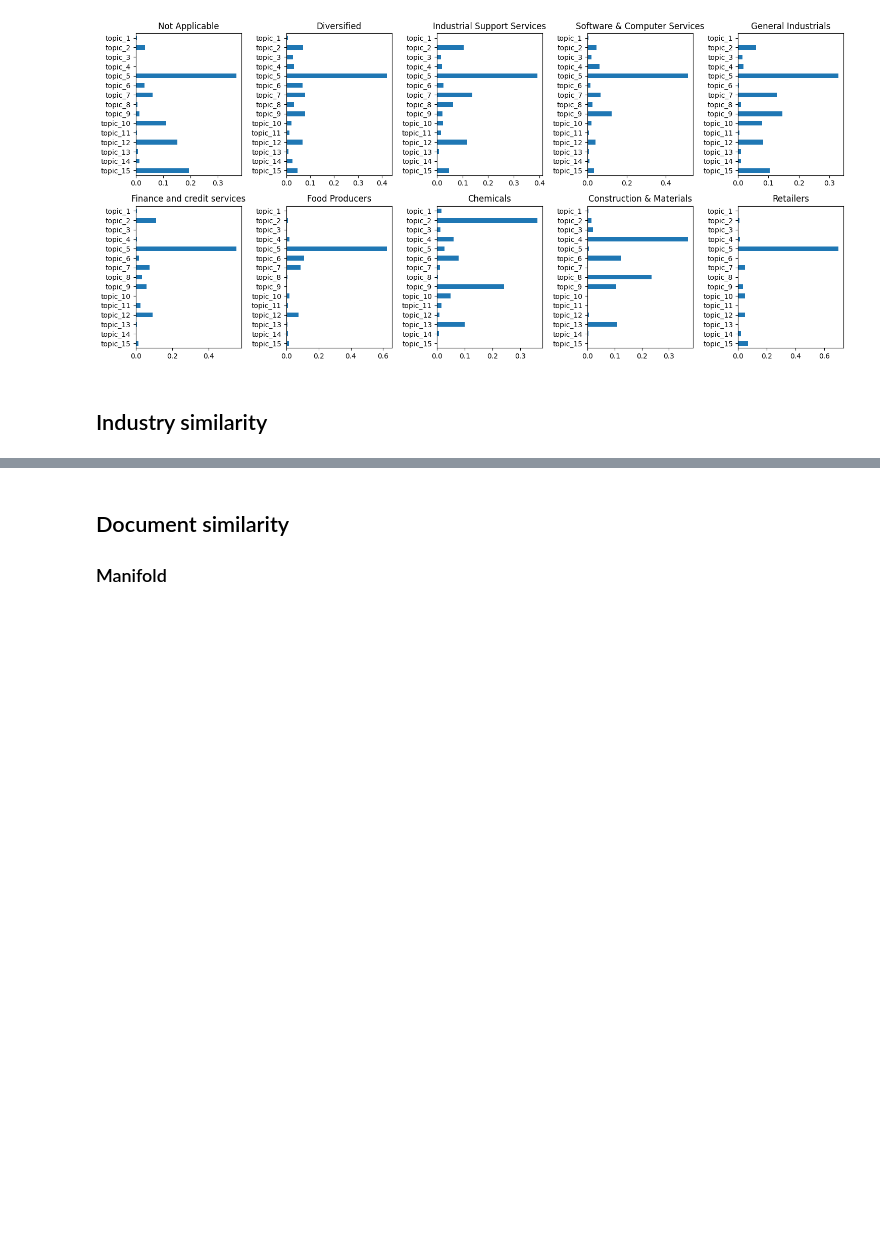
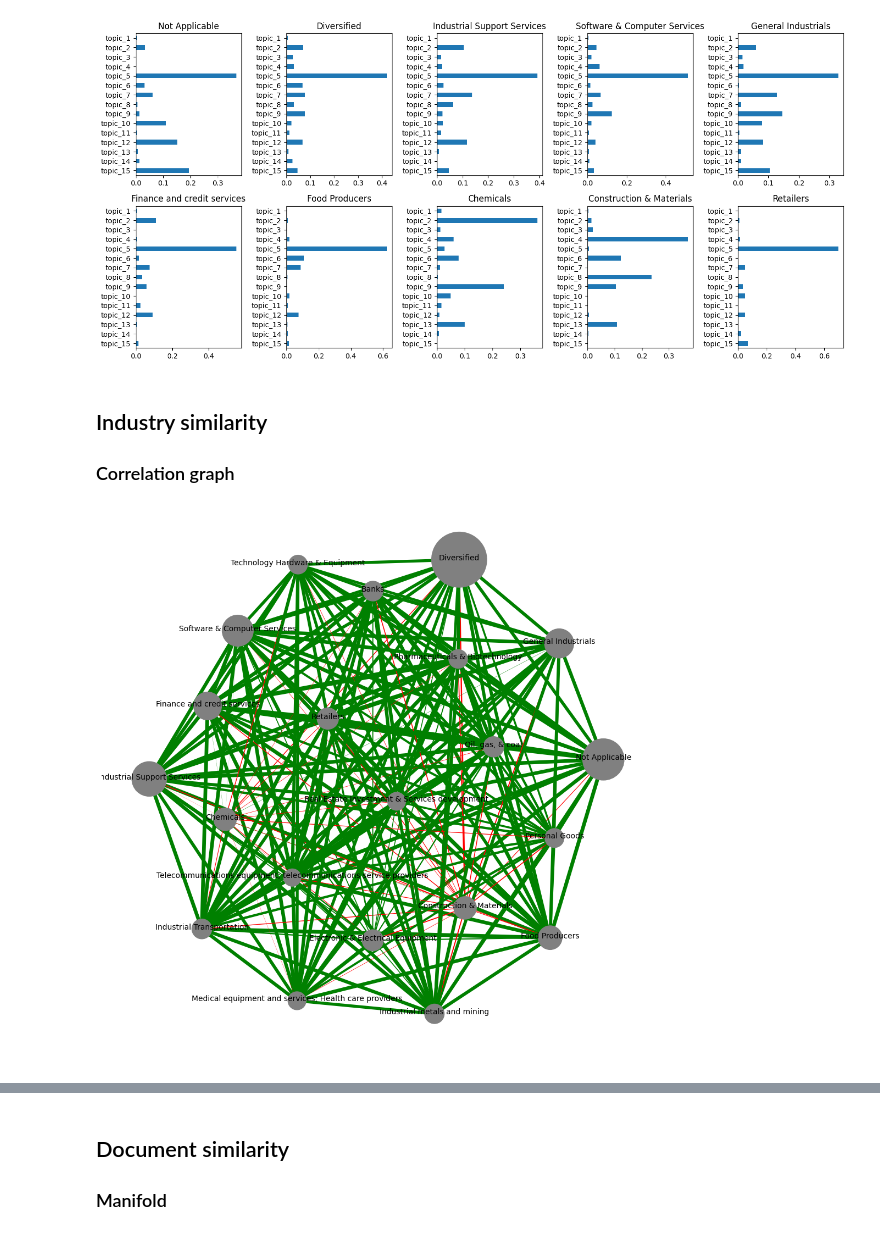
Before and after one commit to fridrichmrtn/sustainability-reports-industry-analysis, a Jupyter notebook: docs/industry_exploration.ipynb, the cells around one changed output, grey strips where cells are left out. Saved outputs shown, nothing was run; the diff lists cells and outputs as text; code cells hidden in the pictures; blank space fills up the shorter version.

Commit message:
Add sector similarity section.

```diff
--- a/docs/industry_exploration.ipynb
+++ b/docs/industry_exploration.ipynb
@@ -55,3 +58,27 @@ plt.tight_layout()
 [figure]
 # %% [markdown]
 ## Industry similarity
+
+### Correlation graph
+# %%
+# correlation graph
+sector_topic_distribution_filtered = sector_topic_distribution\
+    .loc[sector_topic_distribution["n_docs"] > 100, :]
+
+corr_mat = sector_topic_distribution_filtered.filter(regex="topic_").transpose().corr()
+edges = pd.melt(corr_mat.reset_index(), id_vars="index").rename(columns={"index":"from", "variable":"to", "value":"correlation"})
+edges = edges.loc[edges["from"] > edges["to"]]
+edges["correlation"] = edges["correlation"]
+nodes = sector_topic_distribution_filtered.loc[:, ["sector", "n_docs"]].rename(columns={"sector":"id"})
+
+G = nx.from_pandas_edgelist(edges, source="from", target="to", edge_attr="correlation")
+pos = nx.spring_layout(G, seed=42)
+edge_widths = [5 * np.abs(w) for w in edges["correlation"]]
+edge_colors = ["red" if w < 0 else "green" for w in edges["correlation"]]
+f = plt.figure(figsize=(10, 10))
+nx.draw(G, pos, node_size=nodes["n_docs"] * 5, node_color="gray",
+    with_labels=False, font_size=10, width=edge_widths, edge_color=edge_colors)
+nx.draw_networkx_labels(G, pos, labels=nodes.id, font_size=10, verticalalignment="baseline")
+plt.show()
+# %% [output]
+[figure, added]
```
Also changed, not shown: parts of 3 cells of this notebook.
